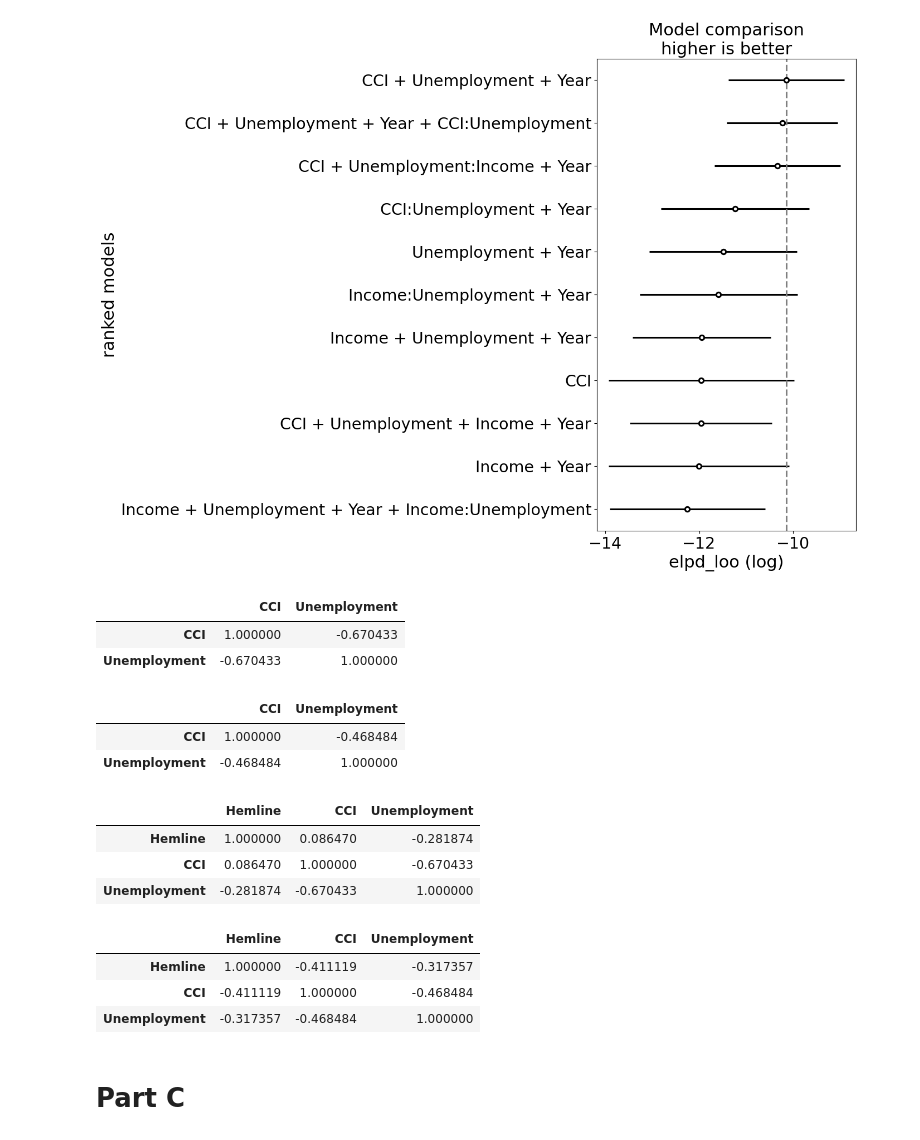
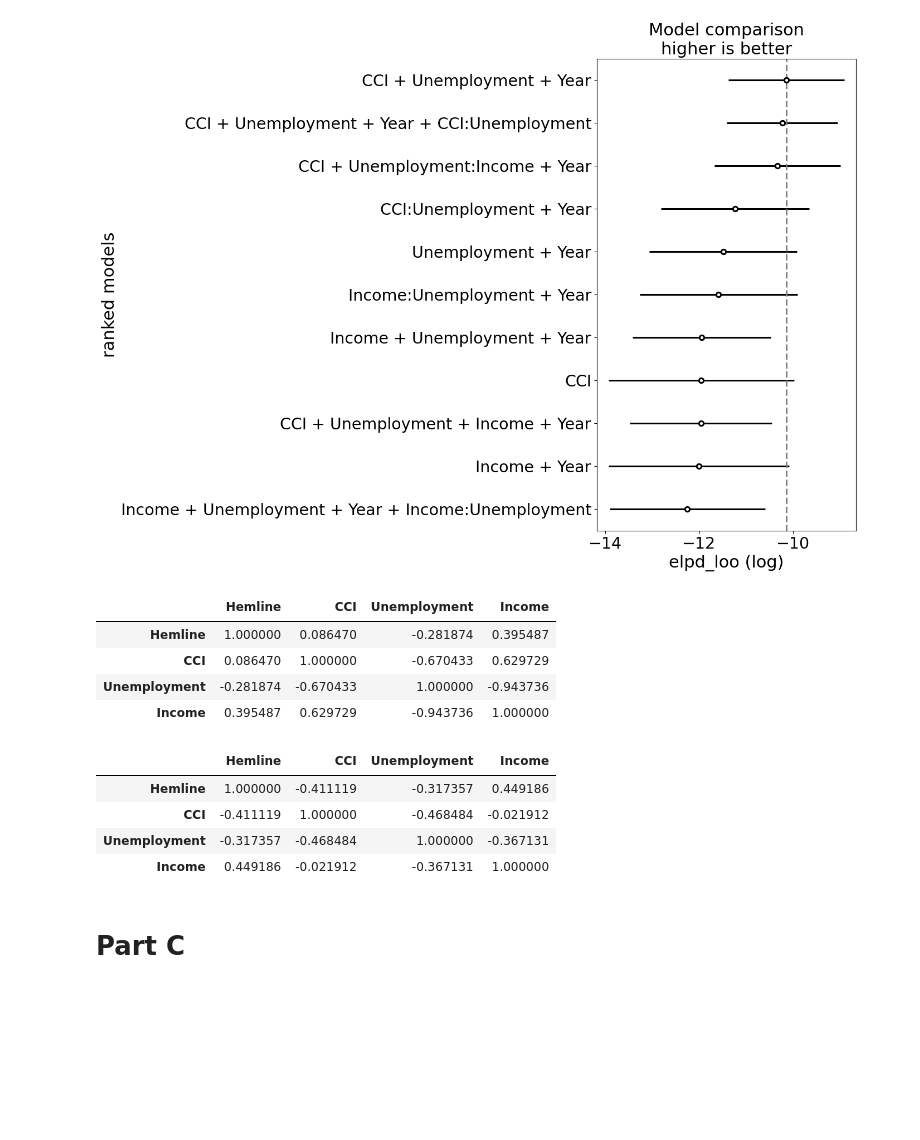
Before and after one commit to sanganalasya-hash/Data-Science, a Jupyter notebook: AP_Research.ipynb, the cells around one changed output. Drawn from its saved outputs; the diff is of its cells as text; code cells hidden in the pictures; blank space fills up the shorter version.

```diff
--- a/AP_Research.ipynb
+++ b/AP_Research.ipynb
@@ -339,31 +337,21 @@ az.plot_compare(cmp_df_1)
 <Axes: title={'center': 'Model comparison\nhigher is better'}, xlabel='elpd_loo (log)', ylabel='ranked models'>
 [figure]
 # %%
-econ_1[['CCI', 'Unemployment']].corr()
+econ_1[['Hemline', 'CCI', 'Unemployment', 'Income']].corr()
 # %% [output]
-|  | CCI | Unemployment |
-| CCI | 1.000000 | -0.670433 |
-| Unemployment | -0.670433 | 1.000000 |
+|  | Hemline | CCI | Unemployment | Income |
+| Hemline | 1.000000 | 0.086470 | -0.281874 | 0.395487 |
+| CCI | 0.086470 | 1.000000 | -0.670433 | 0.629729 |
+| Unemployment | -0.281874 | -0.670433 | 1.000000 | -0.943736 |
+| Income | 0.395487 | 0.629729 | -0.943736 | 1.000000 |
 # %%
-econ_1_lag[['CCI', 'Unemployment']].corr()
+econ_1_lag[['Hemline', 'CCI', 'Unemployment', 'Income']].corr()
 # %% [output]
-|  | CCI | Unemployment |
-| CCI | 1.000000 | -0.468484 |
-| Unemployment | -0.468484 | 1.000000 |
+|  | Hemline | CCI | Unemployment | Income |
+| Hemline | 1.000000 | -0.411119 | -0.317357 | 0.449186 |
+| CCI | -0.411119 | 1.000000 | -0.468484 | -0.021912 |
+| Unemployment | -0.317357 | -0.468484 | 1.000000 | -0.367131 |
+| Income | 0.449186 | -0.021912 | -0.367131 | 1.000000 |
-# %%
-econ_1[['Hemline', 'CCI', 'Unemployment']].corr()
-# %% [output]
-|  | Hemline | CCI | Unemployment |
-| Hemline | 1.000000 | 0.086470 | -0.281874 |
-| CCI | 0.086470 | 1.000000 | -0.670433 |
-| Unemployment | -0.281874 | -0.670433 | 1.000000 |
-# %%
-econ_1_lag[['Hemline', 'CCI', 'Unemployment']].corr()
-# %% [output]
-|  | Hemline | CCI | Unemployment |
-| Hemline | 1.000000 | -0.411119 | -0.317357 |
-| CCI | -0.411119 | 1.000000 | -0.468484 |
-| Unemployment | -0.317357 | -0.468484 | 1.000000 |
 # %% [markdown]
 # Part C
 # %%
```
Also changed, not shown: parts of 1 cell of this notebook.
